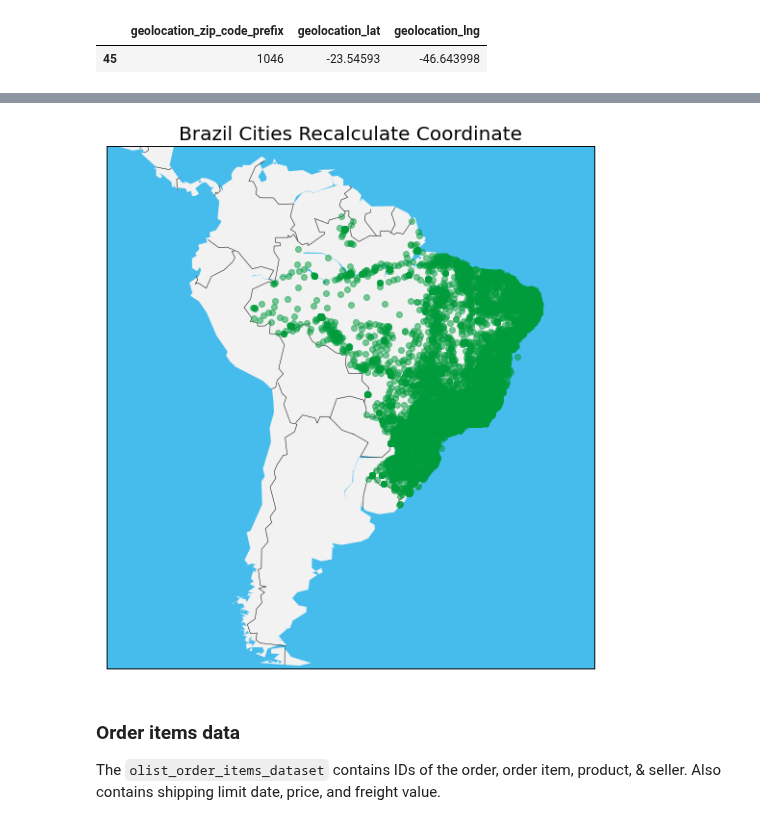
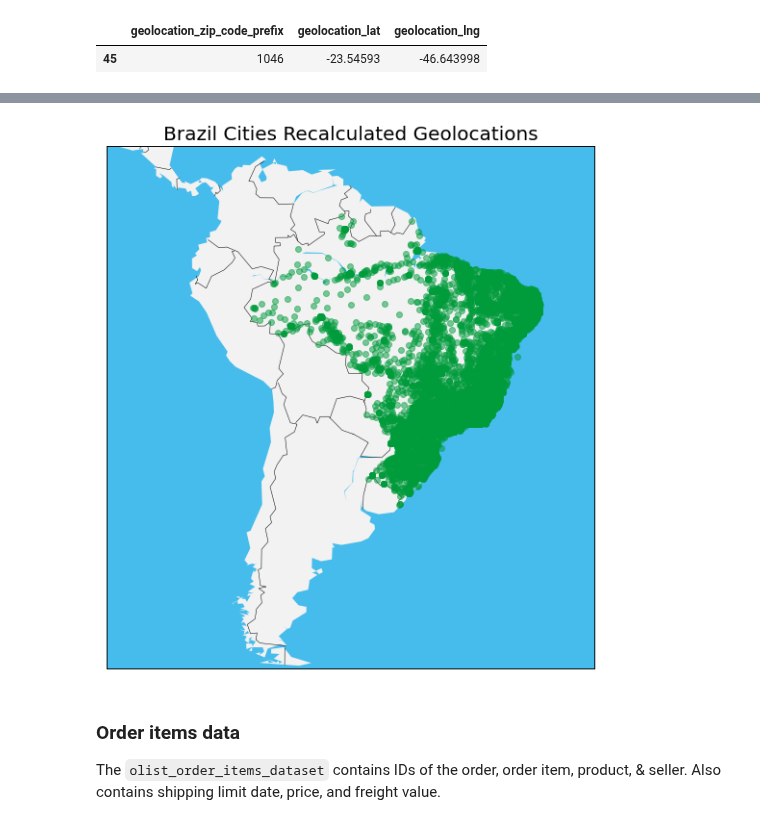
Before and after one commit to NoahPlage/Olist-Business-Analysis, a Jupyter notebook: olist-notebook.ipynb, the cells around one changed output, grey strips where cells are left out. Saved outputs shown, nothing was run; the diff lists cells and outputs as text; code cells hidden in the pictures.

```diff
--- a/olist-notebook.ipynb
+++ b/olist-notebook.ipynb
@@ -448,22 +261,26 @@ geo_df.head()
 # %%
 lat_recalculated = geo_df['geolocation_lat']
 lon_recalculated = geo_df['geolocation_lng']
 
 plt.figure(figsize=(10,10))
 
-import numpy as np
-
+# draw map that focuses on Brazil
 m = Basemap(llcrnrlat=-55.401805,llcrnrlon=-92.269176,urcrnrlat=13.884615,urcrnrlon=-27.581676)
-m.bluemarble()
-m.drawmapboundary(fill_color='#46bcec') # Make your map into any style you like
-m.fillcontinents(color='#f2f2f2',lake_color='#46bcec') # Make your map into any style you like
-#]m.drawcoastlines()
+# draw a boundary around the map, fill the background.
+# this background will end up being the ocean color, since
+# the continents will be drawn on top.
+m.drawmapboundary(fill_color='#46bcec')
+# fill continents, set lake color same as ocean color.
+m.fillcontinents(color='#f2f2f2',lake_color='#46bcec')
+# draw country boundaries
 m.drawcountries()
+# draw points with markers
 m.scatter(lon_recalculated, lat_recalculated, zorder=10, alpha=0.5, color='#009c3b')
-plt.title(label='Brazil Cities Recalculate Coordinate', fontsize=20) # add a title
+# setting a title and font size
+plt.title(label='Brazil Cities Recalculated Geolocations', fontsize=20)
 plt.show()
 # %% [output]
-[figure, old version]
+[figure, new version]
 # %% [markdown]
 ### Order items data
 The `olist_order_items_dataset` contains IDs of the order, order item, product, & seller. Also contains shipping limit date, price, and freight value.
```
Also changed, not shown: parts of 28 cells of this notebook.
